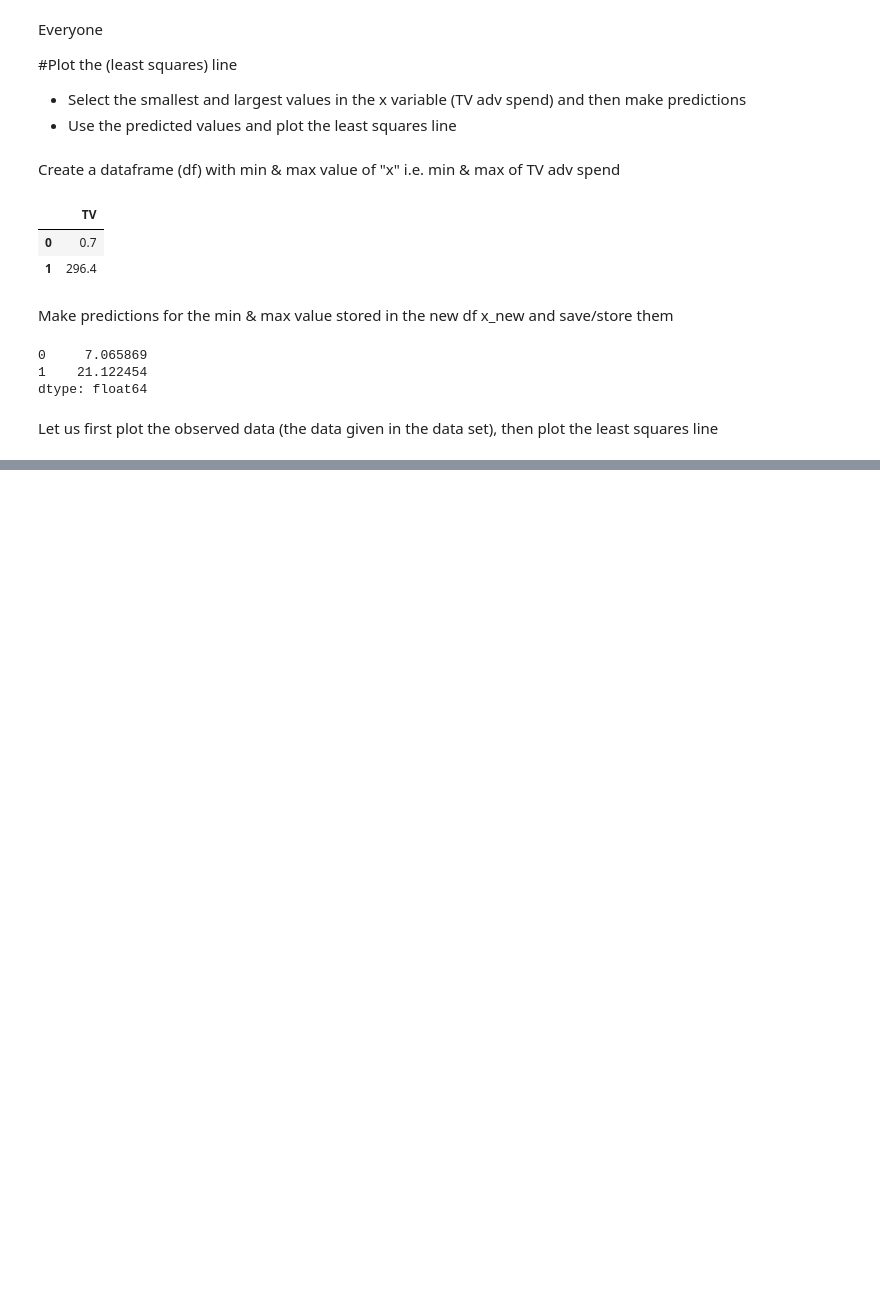
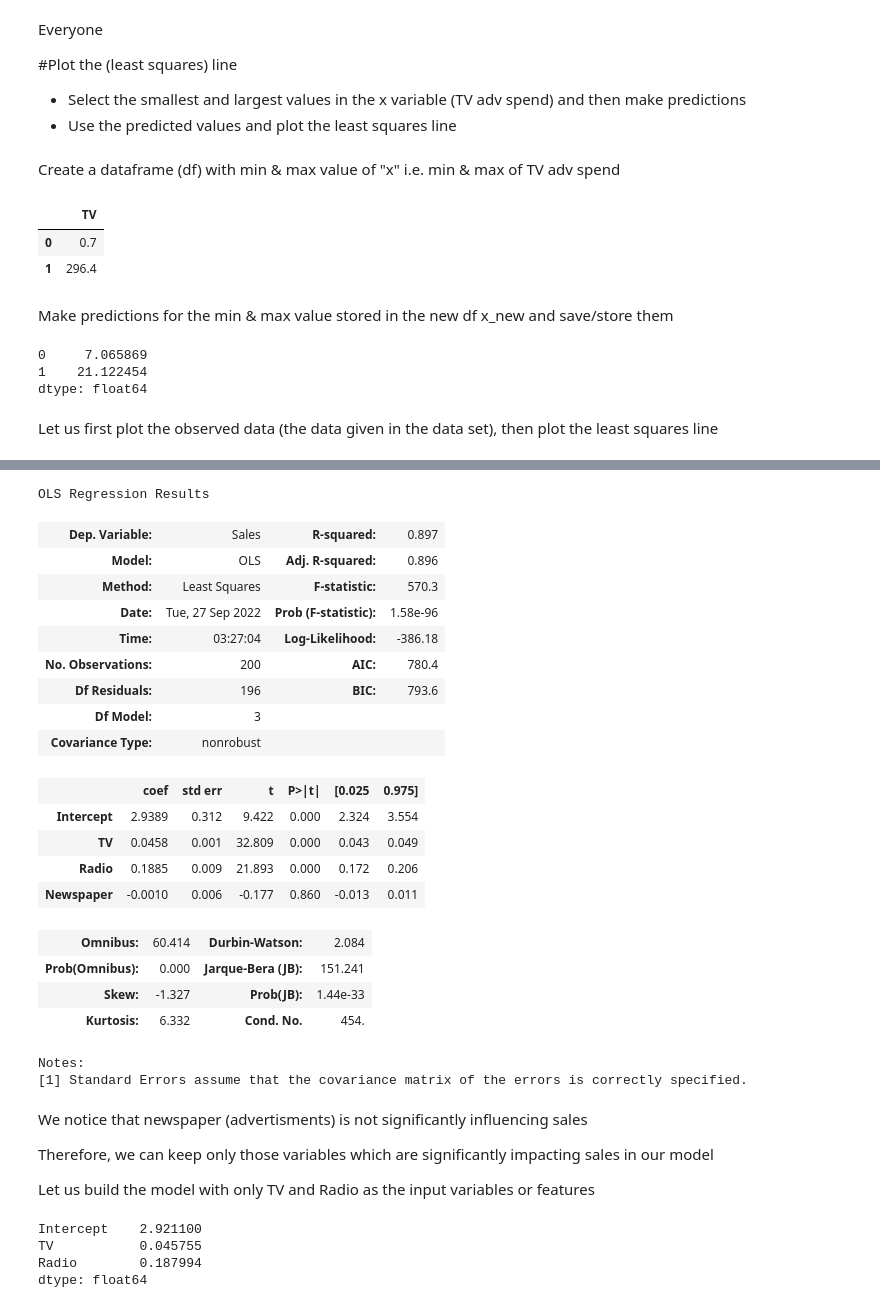
Before and after one commit to Tahan402/DailyPractice, a Jupyter notebook: Linear_Regression.ipynb, the cells around one changed output, grey strips where cells are left out. Drawn from its saved outputs; the diff is of its cells as text; code cells hidden in the pictures; blank space fills up the shorter version.

```diff
--- a/Linear_Regression.ipynb
+++ b/Linear_Regression.ipynb
@@ -202,0 +211,2 @@ adv_data.plot(kind = 'scatter')
+# %%
+lm = smf.ols(formula='Sales ~ TV + Radio + Newspaper' , data = adv_data).fit()
@@ -202,0 +231,30 @@ adv_data.plot(kind = 'scatter')
+# %%
+lm.summary()
+# %% [output]
+OLS Regression Results
+| Dep. Variable: | Sales | R-squared: | 0.897 |
+| Model: | OLS | Adj. R-squared: | 0.896 |
+| Method: | Least Squares | F-statistic: | 570.3 |
+| Date: | Tue, 27 Sep 2022 | Prob (F-statistic): | 1.58e-96 |
+| Time: | 03:27:04 | Log-Likelihood: | -386.18 |
+| No. Observations: | 200 | AIC: | 780.4 |
+| Df Residuals: | 196 | BIC: | 793.6 |
+| Df Model: | 3 |  |  |
+| Covariance Type: | nonrobust |  |  |
+|  | coef | std err | t | P>|t| | [0.025 | 0.975] |
+| Intercept | 2.9389 | 0.312 | 9.422 | 0.000 | 2.324 | 3.554 |
+| TV | 0.0458 | 0.001 | 32.809 | 0.000 | 0.043 | 0.049 |
+| Radio | 0.1885 | 0.009 | 21.893 | 0.000 | 0.172 | 0.206 |
+| Newspaper | -0.0010 | 0.006 | -0.177 | 0.860 | -0.013 | 0.011 |
+| Omnibus: | 60.414 | Durbin-Watson: | 2.084 |
+| Prob(Omnibus): | 0.000 | Jarque-Bera (JB): | 151.241 |
+| Skew: | -1.327 | Prob(JB): | 1.44e-33 |
+| Kurtosis: | 6.332 | Cond. No. | 454. |
+Notes:
+[1] Standard Errors assume that the covariance matrix of the errors is correctly specified.
+# %% [markdown]
+We notice that newspaper (advertisments) is not significantly influencing sales
+
+Therefore, we can keep only those variables which are significantly impacting sales in our model
+
+Let us build the model with only TV and Radio as the input variables or features
@@ -202,0 +263,7 @@ adv_data.plot(kind = 'scatter')
+# %%
+lm.params
+# %% [output]
+Intercept    2.921100
+TV           0.045755
+Radio        0.187994
+dtype: float64
```
Also changed, not shown: parts of 9 cells of this notebook.
